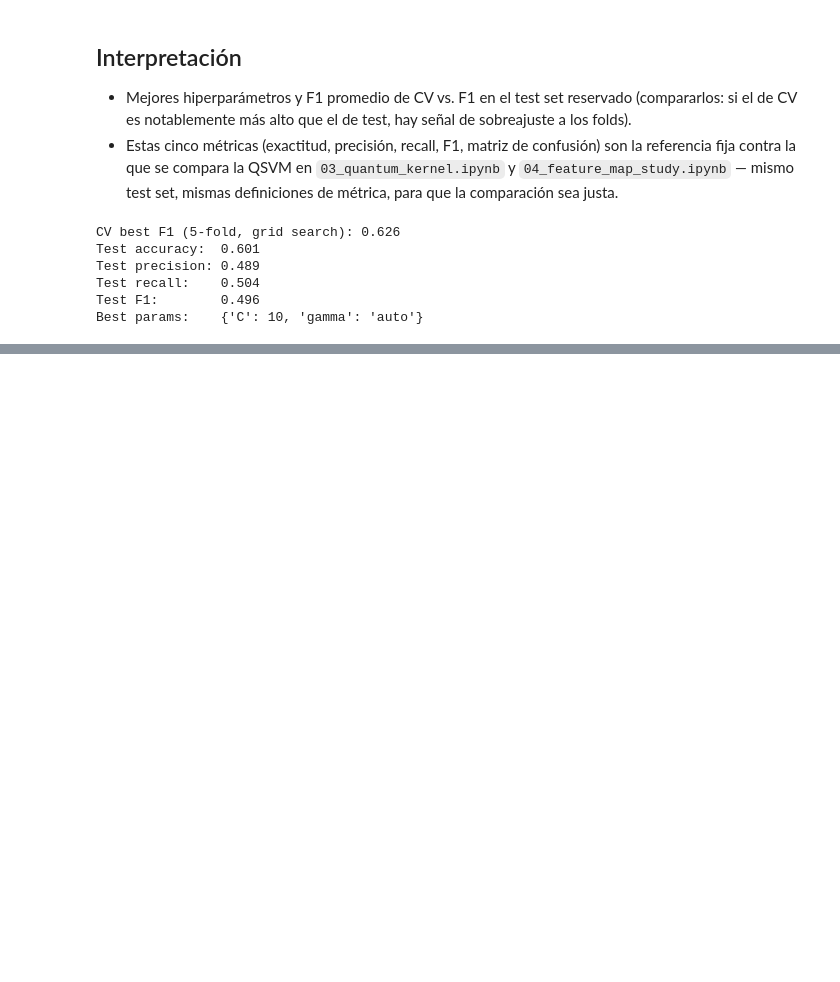
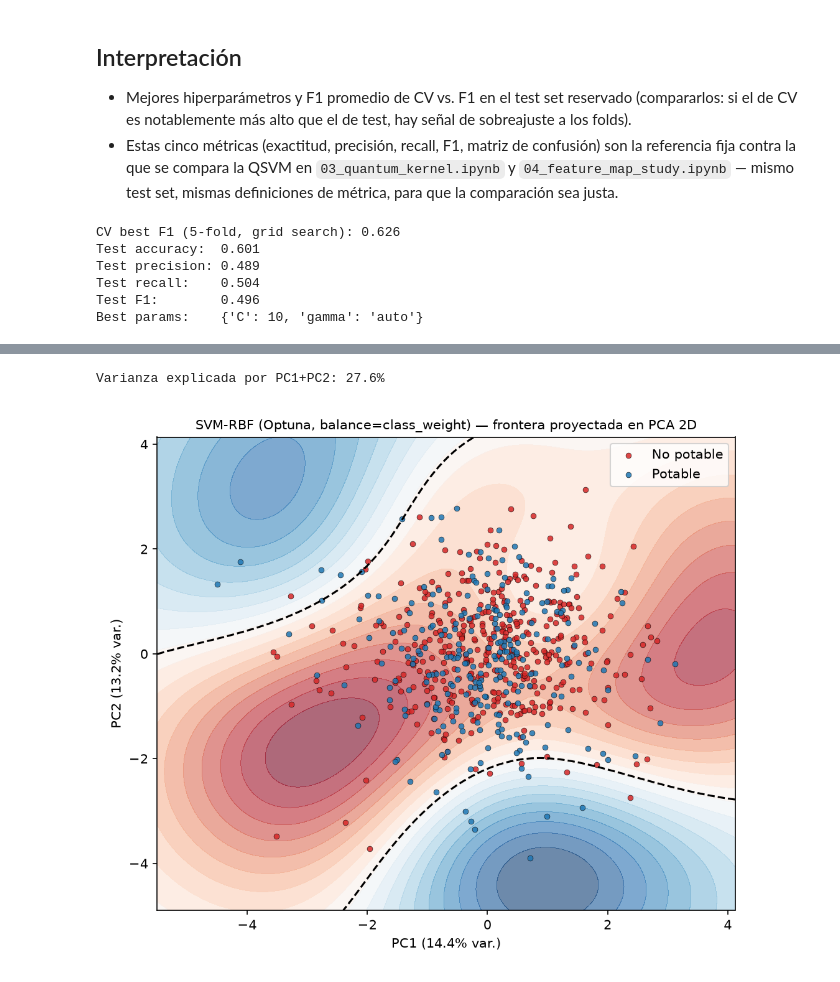
Before and after one commit to samcab28/Quantathon2026, a Jupyter notebook: notebooks/02_classical_baseline.ipynb, the cells around one changed output, grey strips where cells are left out. Cells and saved outputs as stored; diff of their text form; code cells hidden in the pictures; blank space fills up the shorter version.

Commit message:
optuna basics y graficas sencillas

```diff
--- a/notebooks/02_classical_baseline.ipynb
+++ b/notebooks/02_classical_baseline.ipynb
@@ -124,0 +134,7 @@ Best params:    {'C': 10, 'gamma': 'auto'}
+# %%
+import optuna
+optuna.logging.set_verbosity(optuna.logging.WARNING)
+
+from src.classical import optuna_search
+
+best_pipeline, optuna_metrics, study = optuna_search.main(n_trials=60)
@@ -124,0 +209,12 @@ Best params:    {'C': 10, 'gamma': 'auto'}
+# %%
+optuna_boundary_path = baseline.FIGURES_DIR / "fig_decision_boundary_optuna_pca.png"
+explained_optuna = plot_2d_decision_boundary(
+    best_pipeline, X_test, y_test,
+    f"SVM-RBF (Optuna, balance={optuna_metrics['best_params']['balance_strategy']}) — frontera proyectada en PCA 2D",
+    optuna_boundary_path,
+)
+print(f"Varianza explicada por PC1+PC2: {explained_optuna.sum():.1%}")
+display(Image(filename=str(optuna_boundary_path)))
+# %% [output]
+Varianza explicada por PC1+PC2: 27.6%
+[figure, added]
```
Also changed, not shown: parts of 8 cells of this notebook, 18 other files.
